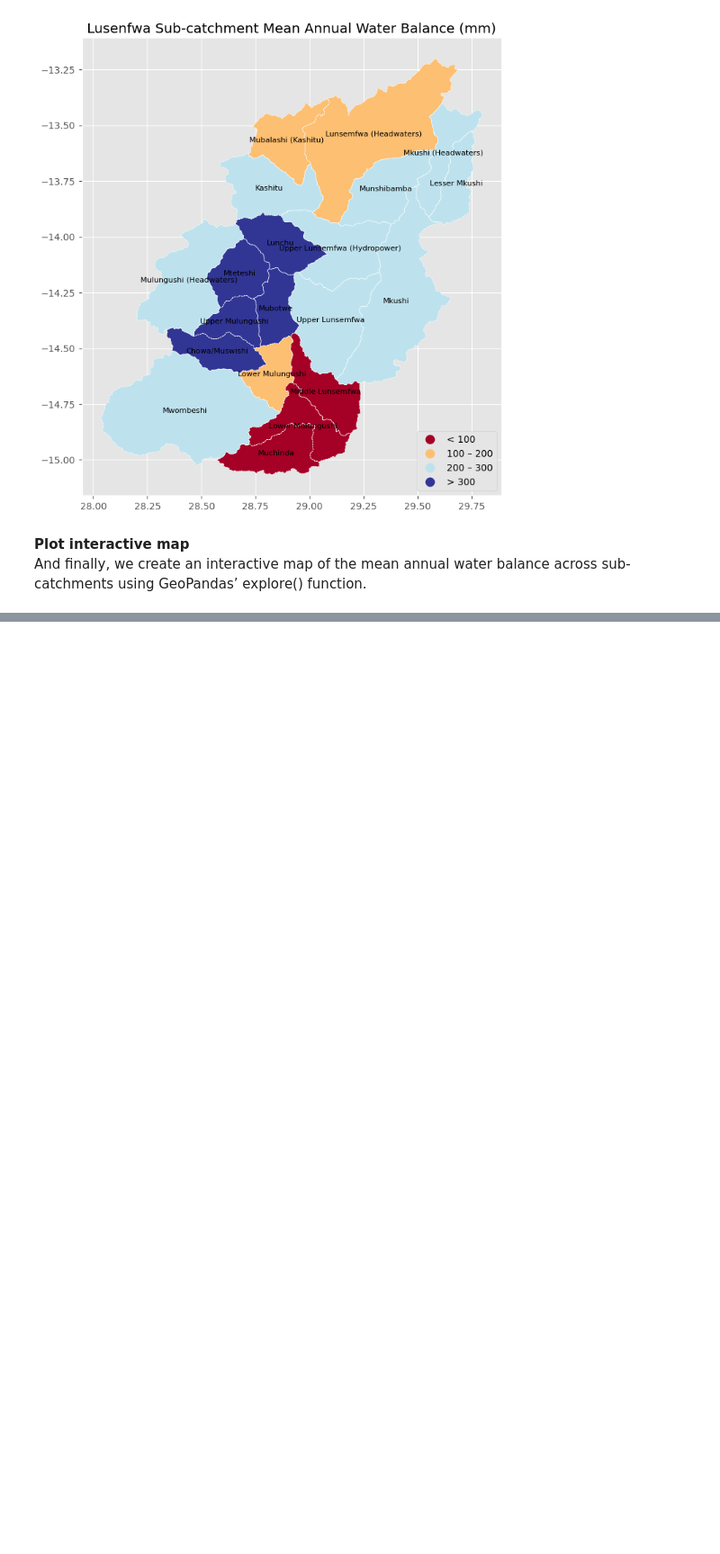
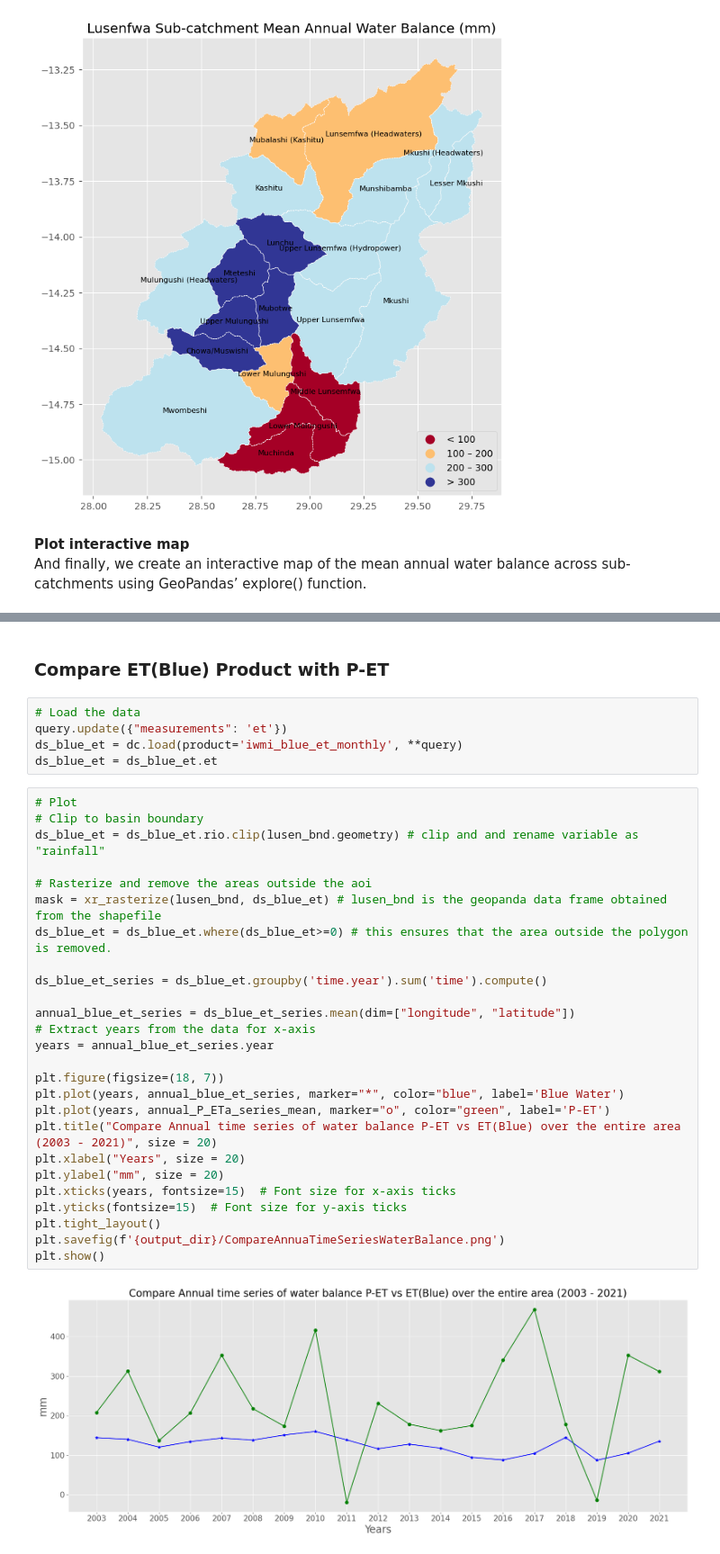
Before and after one commit to digitalearthafrica/DEAfrica_DIWASA_Training, a Jupyter notebook: Training_2/Water_Balance/Water_Balance.ipynb, the cells around one changed output, grey strips where cells are left out. Shown at 90% size. Saved outputs shown, nothing was run; the diff lists cells and outputs as text; blank space fills up the shorter version.

```diff
--- a/Training_2/Water_Balance/Water_Balance.ipynb
+++ b/Training_2/Water_Balance/Water_Balance.ipynb
@@ -694,4 +698,39 @@ sub_catch_1.explore('Annual', cmap='RdYlBu', popup = True, k=6, scheme='FisherJe
                               )
 # %% [output]
 [interactive output not drawn]
+# %% [markdown]
+### Compare ET(Blue) Product with P-ET
+# %%
+# Load the data
+query.update({"measurements": 'et'})
+ds_blue_et = dc.load(product='iwmi_blue_et_monthly', **query)
+ds_blue_et = ds_blue_et.et
+# %%
+# Plot
+# Clip to basin boundary
+ds_blue_et = ds_blue_et.rio.clip(lusen_bnd.geometry) # clip and and rename variable as "rainfall"
+
+# Rasterize and remove the areas outside the aoi
+mask = xr_rasterize(lusen_bnd, ds_blue_et) # lusen_bnd is the geopanda data frame obtained from the shapefile
+ds_blue_et = ds_blue_et.where(ds_blue_et>=0) # this ensures that the area outside the polygon is removed.
+
+ds_blue_et_series = ds_blue_et.groupby('time.year').sum('time').compute()
+
+annual_blue_et_series = ds_blue_et_series.mean(dim=["longitude", "latitude"])
+# Extract years from the data for x-axis
+years = annual_blue_et_series.year
+
+plt.figure(figsize=(18, 7))
+plt.plot(years, annual_blue_et_series, marker="*", color="blue", label='Blue Water')
+plt.plot(years, annual_P_ETa_series_mean, marker="o", color="green", label='P-ET')
+plt.title("Compare Annual time series of water balance P-ET vs ET(Blue) over the entire area (2003 - 2021)", size = 20)
+plt.xlabel("Years", size = 20)
+plt.ylabel("mm", size = 20)
+plt.xticks(years, fontsize=15)  # Font size for x-axis ticks
+plt.yticks(fontsize=15)  # Font size for y-axis ticks
+plt.tight_layout()
+plt.savefig(f'{output_dir}/CompareAnnuaTimeSeriesWaterBalance.png')
+plt.show()
+# %% [output]
+[figure, added]
 # %% [markdown]
```
Also changed, not shown: parts of 9 cells of this notebook.
